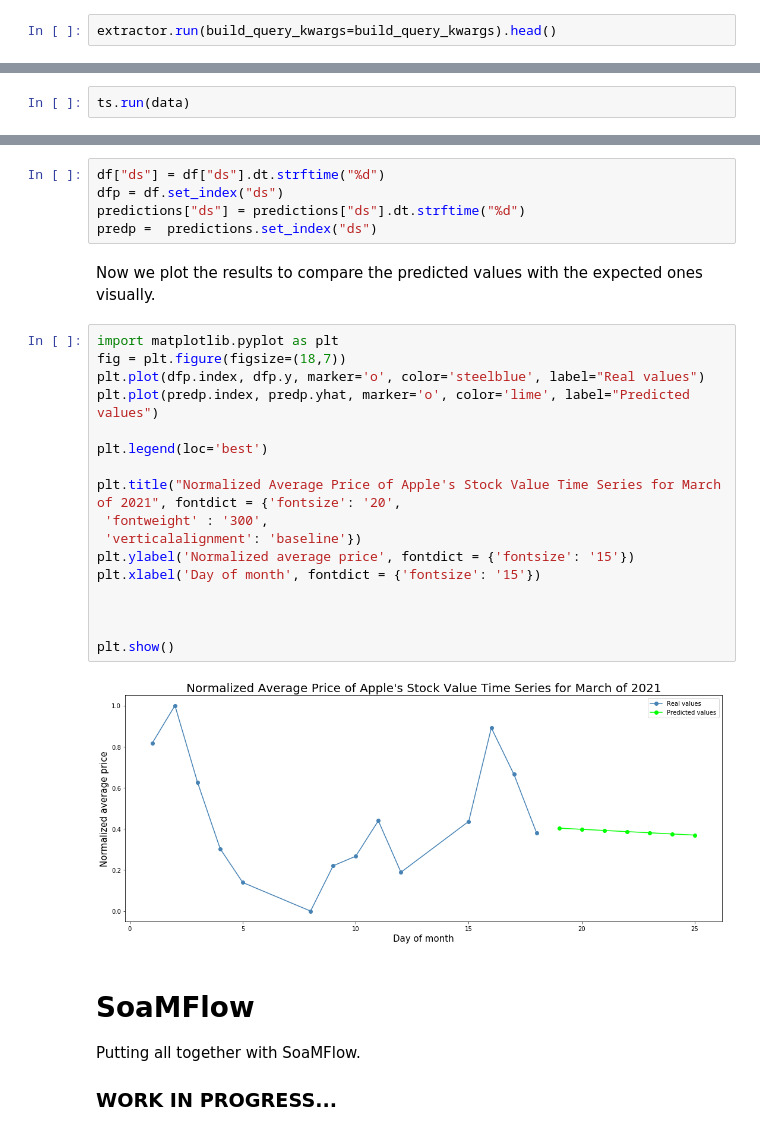
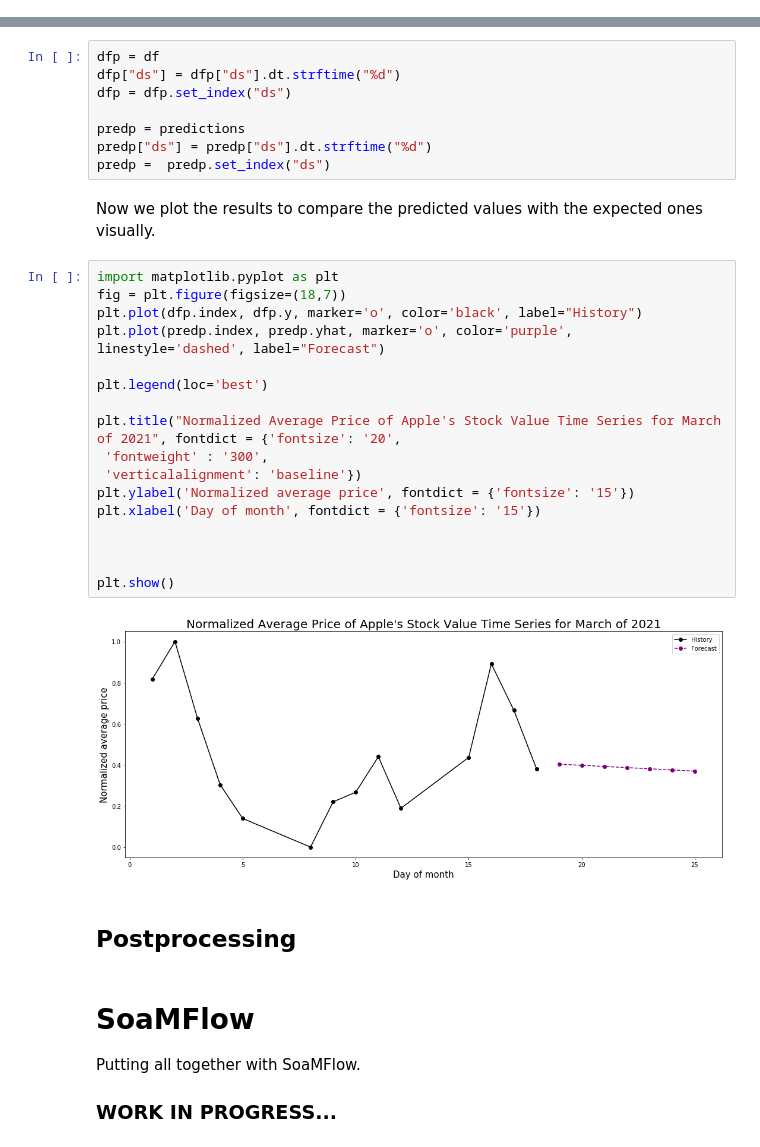
Before and after one commit to MuttData/soam, a Jupyter notebook: notebook/examples/quickstart.ipynb, the cells around one changed output, grey strips where cells are left out. Cells and saved outputs as stored; diff of their text form.

```diff
--- a/notebook/examples/quickstart.ipynb
+++ b/notebook/examples/quickstart.ipynb
@@ -58,5 +54,3 @@ build_query_kwargs={
     'extra_where_conditions': ["symbol = 'AAPL'"],
     'order_by': ["date ASC"]
 }
-# %%
-extractor.run(build_query_kwargs=build_query_kwargs).head()
@@ -107,2 +93,0 @@ Run the soam transform object.
-# %%
-ts.run(data)
@@ -191,31 +158,36 @@ INFO:fbprophet:n_changepoints greater than number of observations. Using 10.
 # %% [markdown]
 Note that both prediction and trained model will be initially stored as attributes of the `Forecaster` instance.
 # %%
-df["ds"] = df["ds"].dt.strftime("%d")
-dfp = df.set_index("ds")
-predictions["ds"] = predictions["ds"].dt.strftime("%d")
-predp =  predictions.set_index("ds")
+dfp = df
+dfp["ds"] = dfp["ds"].dt.strftime("%d")
+dfp = dfp.set_index("ds")
+
+predp = predictions
+predp["ds"] = predp["ds"].dt.strftime("%d")
+predp =  predp.set_index("ds")
 # %% [markdown]
 Now we plot the results to compare the predicted values with the expected ones visually.
 # %%
 import matplotlib.pyplot as plt
 fig = plt.figure(figsize=(18,7))
-plt.plot(dfp.index, dfp.y, marker='o', color='steelblue', label="Real values")
-plt.plot(predp.index, predp.yhat, marker='o', color='lime', label="Predicted values")
+plt.plot(dfp.index, dfp.y, marker='o', color='black', label="History")
+plt.plot(predp.index, predp.yhat, marker='o', color='purple', linestyle='dashed', label="Forecast")
 
 plt.legend(loc='best')
 
 plt.title("Normalized Average Price of Apple's Stock Value Time Series for March of 2021", fontdict = {'fontsize': '20',
  'fontweight' : '300',
  'verticalalignment': 'baseline'})
 plt.ylabel('Normalized average price', fontdict = {'fontsize': '15'})
 plt.xlabel('Day of month', fontdict = {'fontsize': '15'})
 
 
 
 plt.show()
 # %% [output]
-[figure, old version]
+[figure, new version]
+# %% [markdown]
+## Postprocessing
 # %% [markdown]
 # SoaMFlow
 
```
Also changed, not shown: parts of 6 cells of this notebook.
